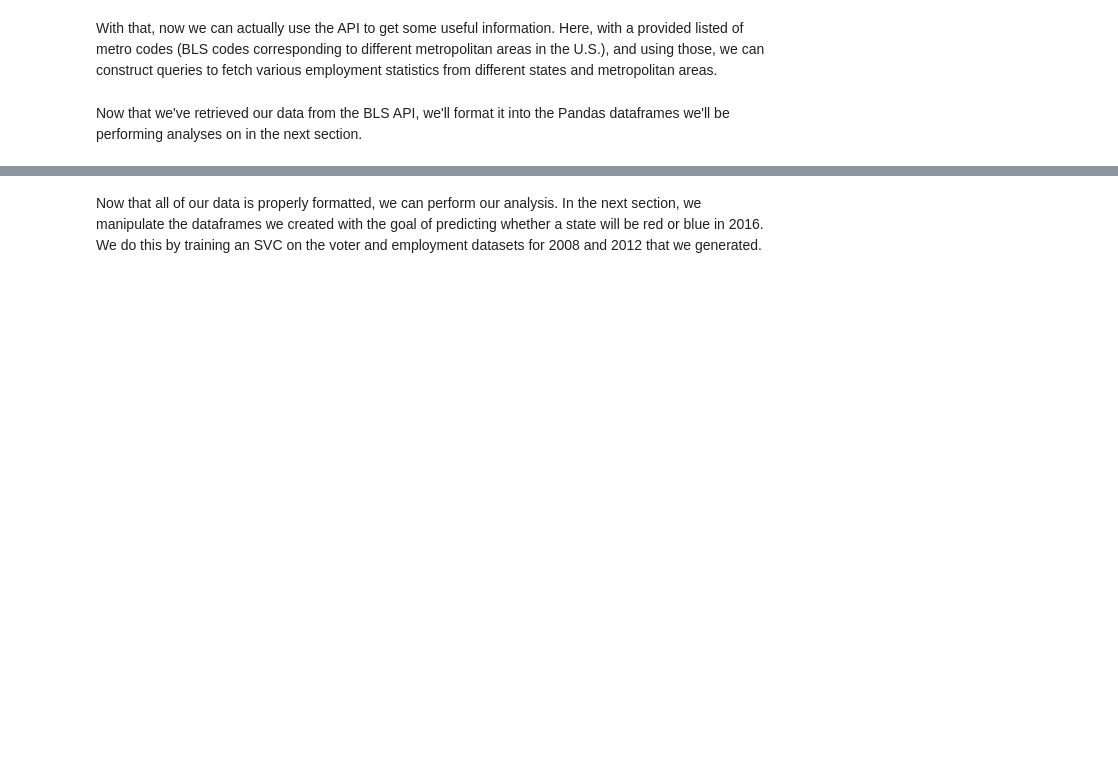
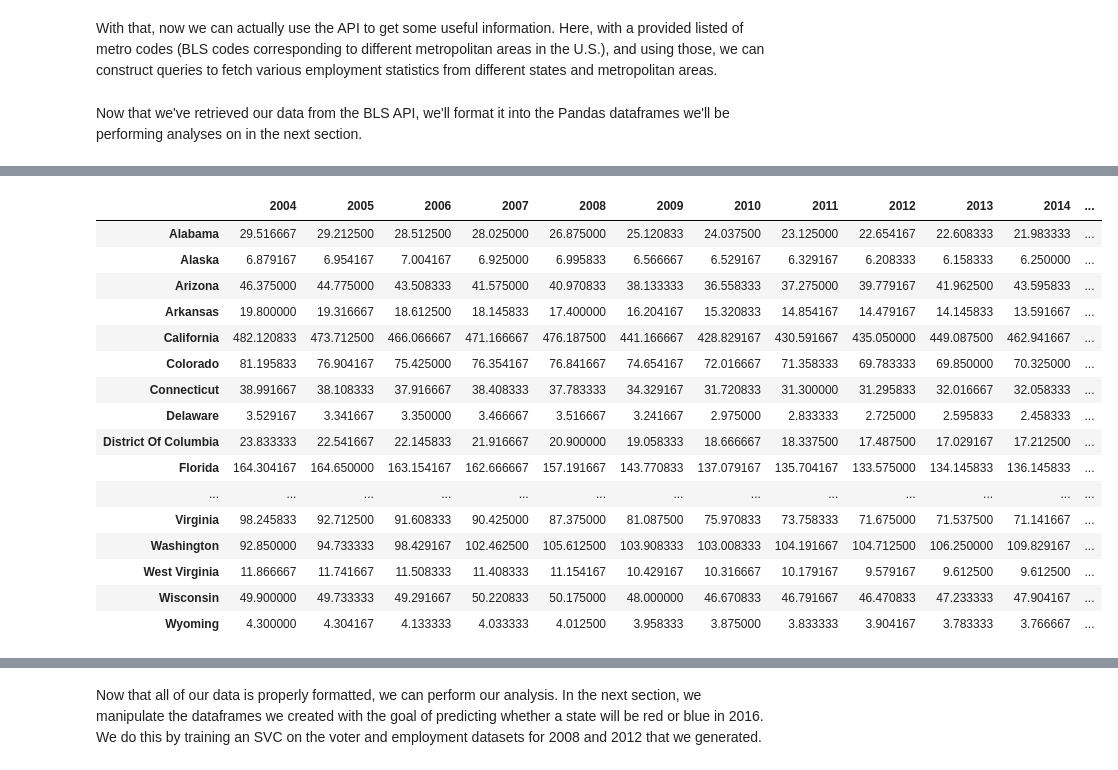
Before and after one commit to malexandert/15388_final, a Jupyter notebook: project.ipynb, the cells around one changed output, grey strips where cells are left out. Drawn from its saved outputs; the diff is of its cells as text; code cells hidden in the pictures; blank space fills up the shorter version.

```diff
--- a/project.ipynb
+++ b/project.ipynb
@@ -546,0 +612,20 @@ total_employment_df
+# %%
+information_df
+# %% [output]
+|  | 2004 | 2005 | 2006 | 2007 | 2008 | 2009 | 2010 | 2011 | 2012 | 2013 | 2014 | ... |
+| Alabama | 29.516667 | 29.212500 | 28.512500 | 28.025000 | 26.875000 | 25.120833 | 24.037500 | 23.125000 | 22.654167 | 22.608333 | 21.983333 | ... |
+| Alaska | 6.879167 | 6.954167 | 7.004167 | 6.925000 | 6.995833 | 6.566667 | 6.529167 | 6.329167 | 6.208333 | 6.158333 | 6.250000 | ... |
+| Arizona | 46.375000 | 44.775000 | 43.508333 | 41.575000 | 40.970833 | 38.133333 | 36.558333 | 37.275000 | 39.779167 | 41.962500 | 43.595833 | ... |
+| Arkansas | 19.800000 | 19.316667 | 18.612500 | 18.145833 | 17.400000 | 16.204167 | 15.320833 | 14.854167 | 14.479167 | 14.145833 | 13.591667 | ... |
+| California | 482.120833 | 473.712500 | 466.066667 | 471.166667 | 476.187500 | 441.166667 | 428.829167 | 430.591667 | 435.050000 | 449.087500 | 462.941667 | ... |
+| Colorado | 81.195833 | 76.904167 | 75.425000 | 76.354167 | 76.841667 | 74.654167 | 72.016667 | 71.358333 | 69.783333 | 69.850000 | 70.325000 | ... |
+| Connecticut | 38.991667 | 38.108333 | 37.916667 | 38.408333 | 37.783333 | 34.329167 | 31.720833 | 31.300000 | 31.295833 | 32.016667 | 32.058333 | ... |
+| Delaware | 3.529167 | 3.341667 | 3.350000 | 3.466667 | 3.516667 | 3.241667 | 2.975000 | 2.833333 | 2.725000 | 2.595833 | 2.458333 | ... |
+| District Of Columbia | 23.833333 | 22.541667 | 22.145833 | 21.916667 | 20.900000 | 19.058333 | 18.666667 | 18.337500 | 17.487500 | 17.029167 | 17.212500 | ... |
+| Florida | 164.304167 | 164.650000 | 163.154167 | 162.666667 | 157.191667 | 143.770833 | 137.079167 | 135.704167 | 133.575000 | 134.145833 | 136.145833 | ... |
+| ... | ... | ... | ... | ... | ... | ... | ... | ... | ... | ... | ... | ... |
+| Virginia | 98.245833 | 92.712500 | 91.608333 | 90.425000 | 87.375000 | 81.087500 | 75.970833 | 73.758333 | 71.675000 | 71.537500 | 71.141667 | ... |
+| Washington | 92.850000 | 94.733333 | 98.429167 | 102.462500 | 105.612500 | 103.908333 | 103.008333 | 104.191667 | 104.712500 | 106.250000 | 109.829167 | ... |
+| West Virginia | 11.866667 | 11.741667 | 11.508333 | 11.408333 | 11.154167 | 10.429167 | 10.316667 | 10.179167 | 9.579167 | 9.612500 | 9.612500 | ... |
+| Wisconsin | 49.900000 | 49.733333 | 49.291667 | 50.220833 | 50.175000 | 48.000000 | 46.670833 | 46.791667 | 46.470833 | 47.233333 | 47.904167 | ... |
+| Wyoming | 4.300000 | 4.304167 | 4.133333 | 4.033333 | 4.012500 | 3.958333 | 3.875000 | 3.833333 | 3.904167 | 3.783333 | 3.766667 | ... |
```
Also changed, not shown: parts of 24 cells of this notebook.
